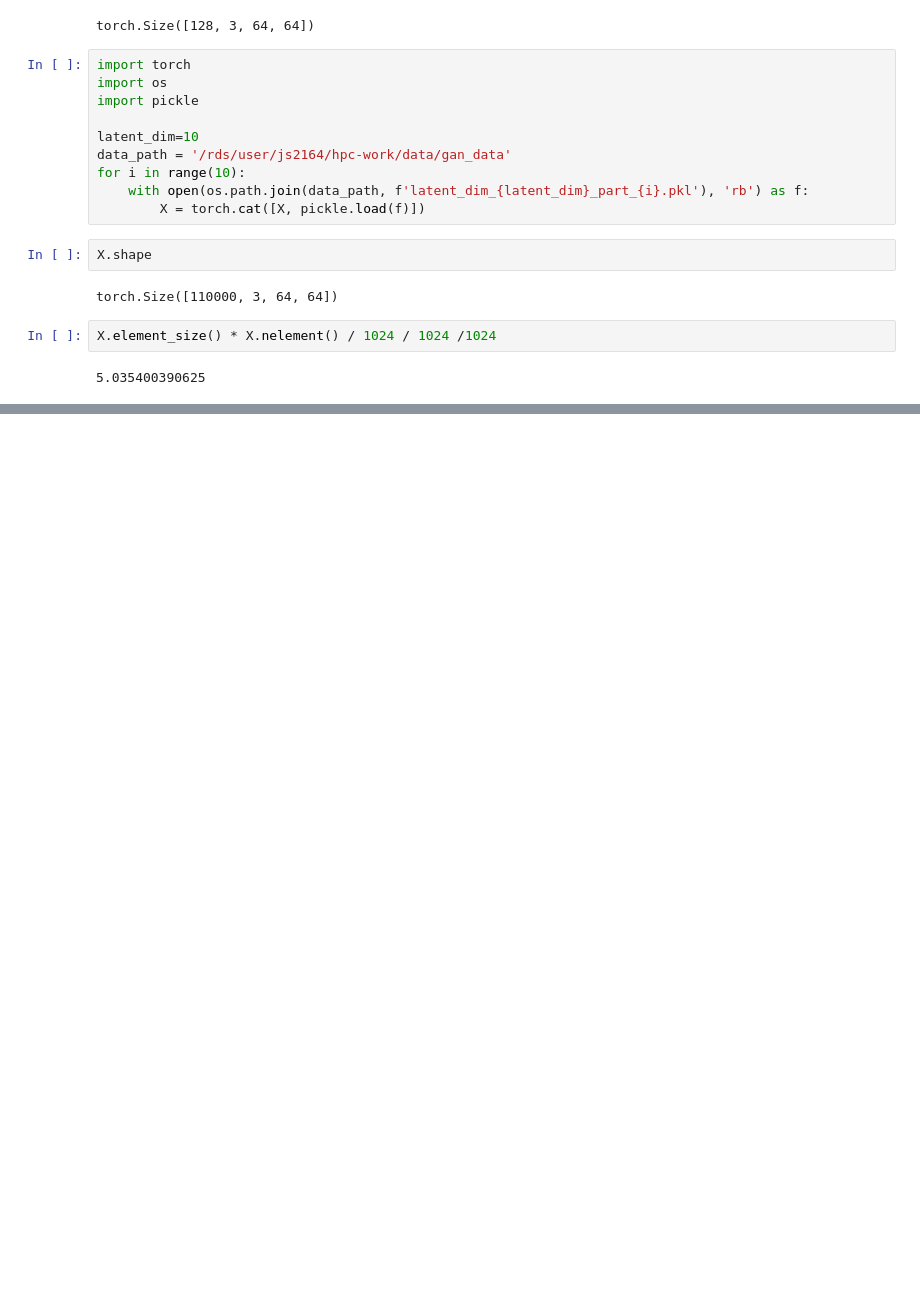
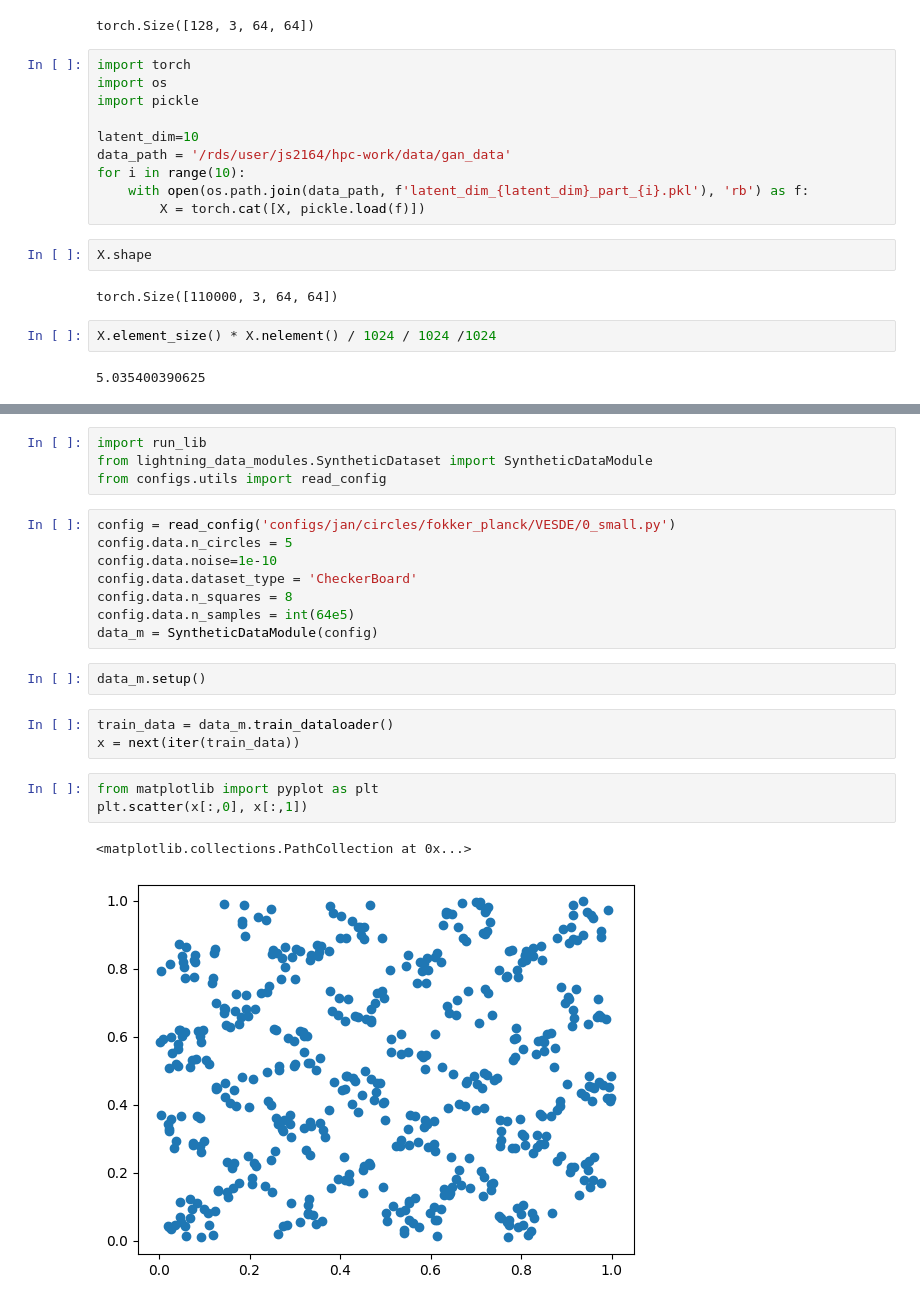
Before and after one commit to GBATZOLIS/conditional_score_diffusion, a Jupyter notebook: notebooks/test.ipynb, the cells around one changed output, grey strips where cells are left out. Cells and saved outputs as stored; diff of their text form; blank space fills up the shorter version.

Commit message:
added new datasets

```diff
--- a/notebooks/test.ipynb
+++ b/notebooks/test.ipynb
@@ -49,0 +79,23 @@ X.element_size() * X.nelement() / 1024 / 1024 /1024
+# %%
+import run_lib
+from lightning_data_modules.SyntheticDataset import SyntheticDataModule
+from configs.utils import read_config
+# %%
+config = read_config('configs/jan/circles/fokker_planck/VESDE/0_small.py')
+config.data.n_circles = 5
+config.data.noise=1e-10
+config.data.dataset_type = 'CheckerBoard'
+config.data.n_squares = 8
+config.data.n_samples = int(64e5)
+data_m = SyntheticDataModule(config)
+# %%
+data_m.setup()
+# %%
+train_data = data_m.train_dataloader()
+x = next(iter(train_data))
+# %%
+from matplotlib import pyplot as plt
+plt.scatter(x[:,0], x[:,1])
+# %% [output]
+<matplotlib.collections.PathCollection at 0x...>
+[figure, added]
```
Also changed, not shown: parts of 5 cells of this notebook, 3 other files.
